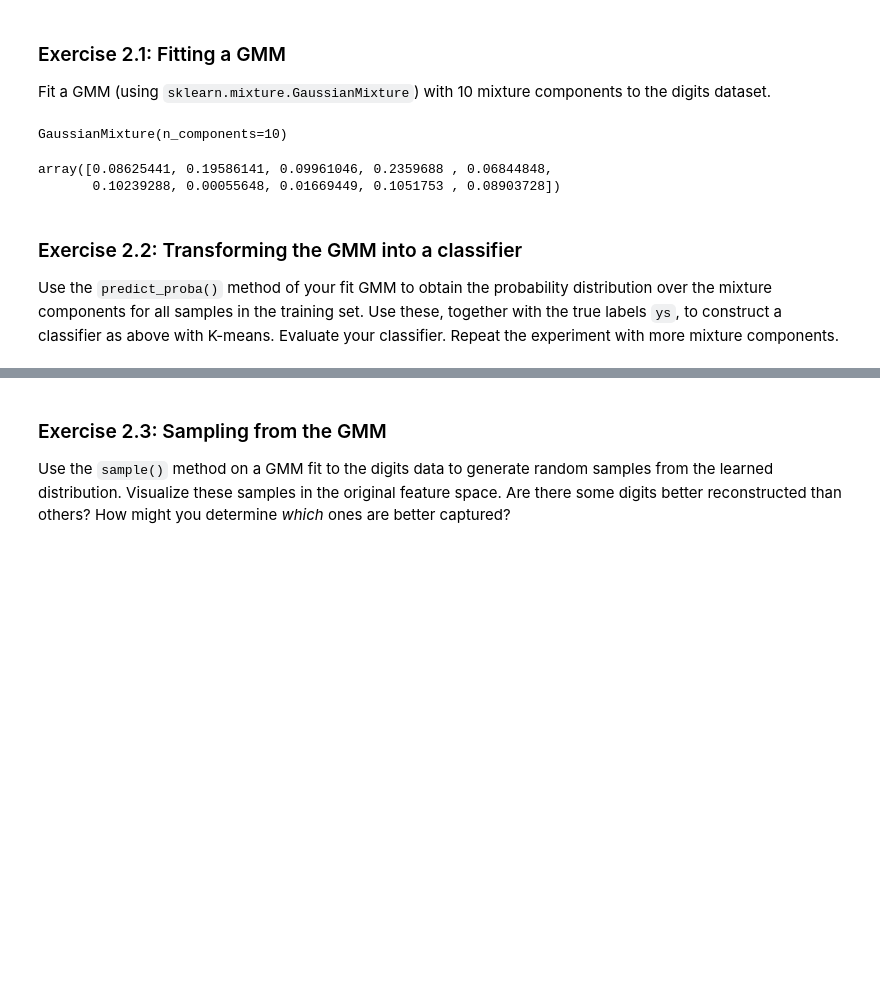
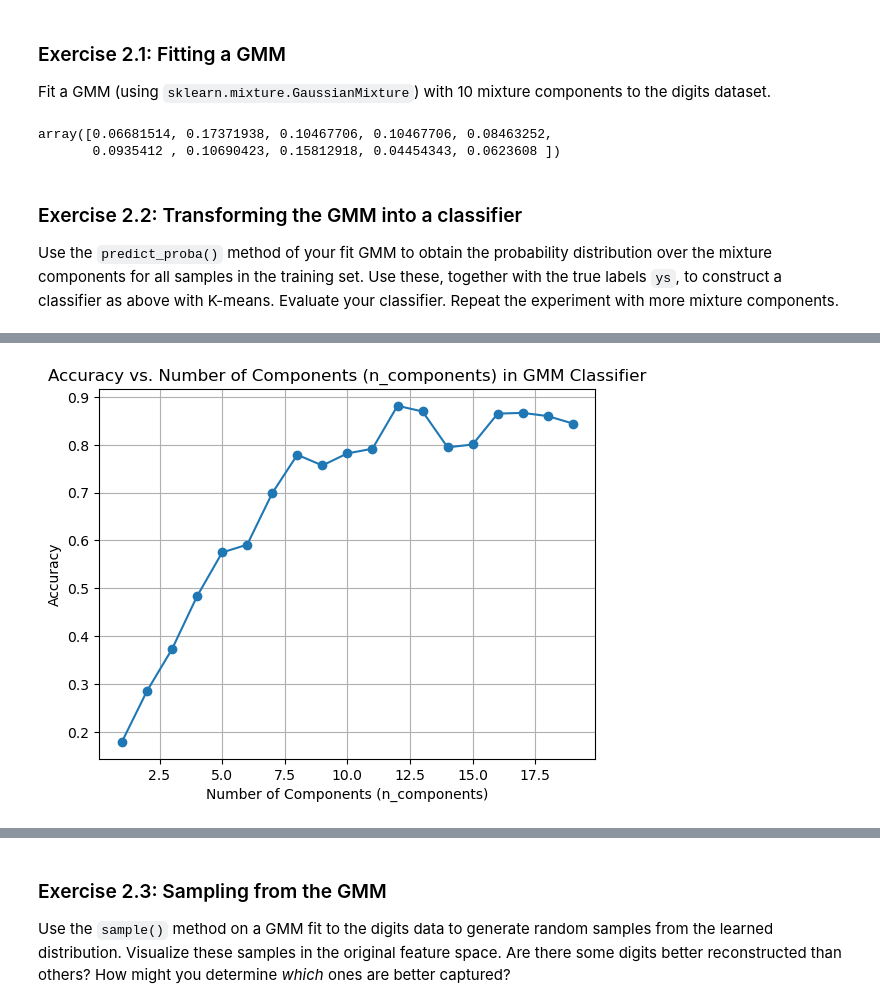
Before and after one commit to Pampaj7/FMLab, a Jupyter notebook: FML-Pampaloni-UnsupervisedLearning.ipynb, the cells around one changed output, grey strips where cells are left out. Cells and saved outputs as stored; diff of their text form; code cells hidden in the pictures; blank space fills up the shorter version.

```diff
--- a/FML-Pampaloni-UnsupervisedLearning.ipynb
+++ b/FML-Pampaloni-UnsupervisedLearning.ipynb
@@ -381,6 +440,0 @@ model.fit(Xs, ys)
-# %%
-from sklearn.svm import LinearSVC
-
-svc = LinearSVC()
-svc.fit(Xs, ys)
-(svc.predict(Xs) == ys).mean()
@@ -393,19 +478,16 @@ In this set of exercises we will experiment with fitting a Gaussian Mixture Mode
 ### Exercise 2.1: Fitting a GMM
 Fit a GMM (using `sklearn.mixture.GaussianMixture`) with 10 mixture components to the digits dataset.
 # %%
-# Your code here.
 from  sklearn.mixture import GaussianMixture
 
 gmm = GaussianMixture(n_components=10)
-gmm.fit(Xs)
+gmm.fit(Xtr)
+
+gmm.predict_proba(Xtr).shape
+gmm.weights_
 # %% [output]
-GaussianMixture(n_components=10)
+array([0.06681514, 0.17371938, 0.10467706, 0.10467706, 0.08463252,
+       0.0935412 , 0.10690423, 0.15812918, 0.04454343, 0.0623608 ])
-# %%
-gmm.predict_proba(Xs).shape
-gmm.weights_
-# %% [output]
-array([0.08625441, 0.19586141, 0.09961046, 0.2359688 , 0.06844848,
-       0.10239288, 0.00055648, 0.01669449, 0.1051753 , 0.08903728])
 # %% [markdown]
 ### Exercise 2.2: Transforming the GMM into a classifier
 Use the `predict_proba()` method of your fit GMM to obtain the probability distribution over the mixture components for all samples in the training set. Use these, together with the true labels `ys`, to construct a classifier as above with K-means. Evaluate your classifier. Repeat the experiment with more mixture components.
@@ -414,0 +494,50 @@ Use the `predict_proba()` method of your fit GMM to obtain the probability distr
+# %%
+import numpy as np
+from sklearn.mixture import GaussianMixture
+from scipy.spatial.distance import cdist
+from sklearn import mixture
+
+class GMMClassifier:
+    def __init__(self, K=10, num_classes=10):
+        self.K_ = K
+        self.model_ = GaussianMixture(n_components=K)
+        self.num_classes = num_classes
+
+
+    def fit(self, Xs, ys):
+        self.model_.fit(Xs)
+        self.labels_ = np.argmax(self.model_.predict_proba(Xs), 1)
+        class_count = []
+
+        # Count occurrences of each class in each cluster
+        for c in range(self.K_):
+
+            assigned = ys[self.labels_ == c]
+            class_count.append(np.array([(assigned == cls).sum() for cls in range(self.num_classes)]))
+
+        # Assign the class with the maximum occurrences as the label for each cluster
+        self.labels_ = np.argmax(np.vstack(class_count), 1)
+
+    def predict(self, Xs):
+        distances = cdist(Xs, self.model_.means_)
+        return self.labels_[np.argmin(distances, axis=1)]
+
+accuracies = []
+
+n_components_values = range(1, 20)  # You can adjust the range as needed
+
+for i in n_components_values:
+    GMMmodel = GMMClassifier(K=i+1)
+    GMMmodel.fit(Xtr, ytr)
+    accuracy = (GMMmodel.predict(Xte) == yte).mean()
+    accuracies.append(accuracy)
+    print(f"The accuracy for number of components {i} is:  {accuracy:.4f}")
+
+# Plotting the results
+plt.plot(n_components_values, accuracies, marker='o')
+plt.title('Accuracy vs. Number of Components (n_components) in GMM Classifier')
+plt.xlabel('Number of Components (n_components)')
+plt.ylabel(f'Accuracy')
+plt.grid(True)
+plt.show()
+# %% [output]
@@ -414,0 +563 @@ Use the `predict_proba()` method of your fit GMM to obtain the probability distr
+[figure, added]
```
Also changed, not shown: parts of 35 cells of this notebook.
